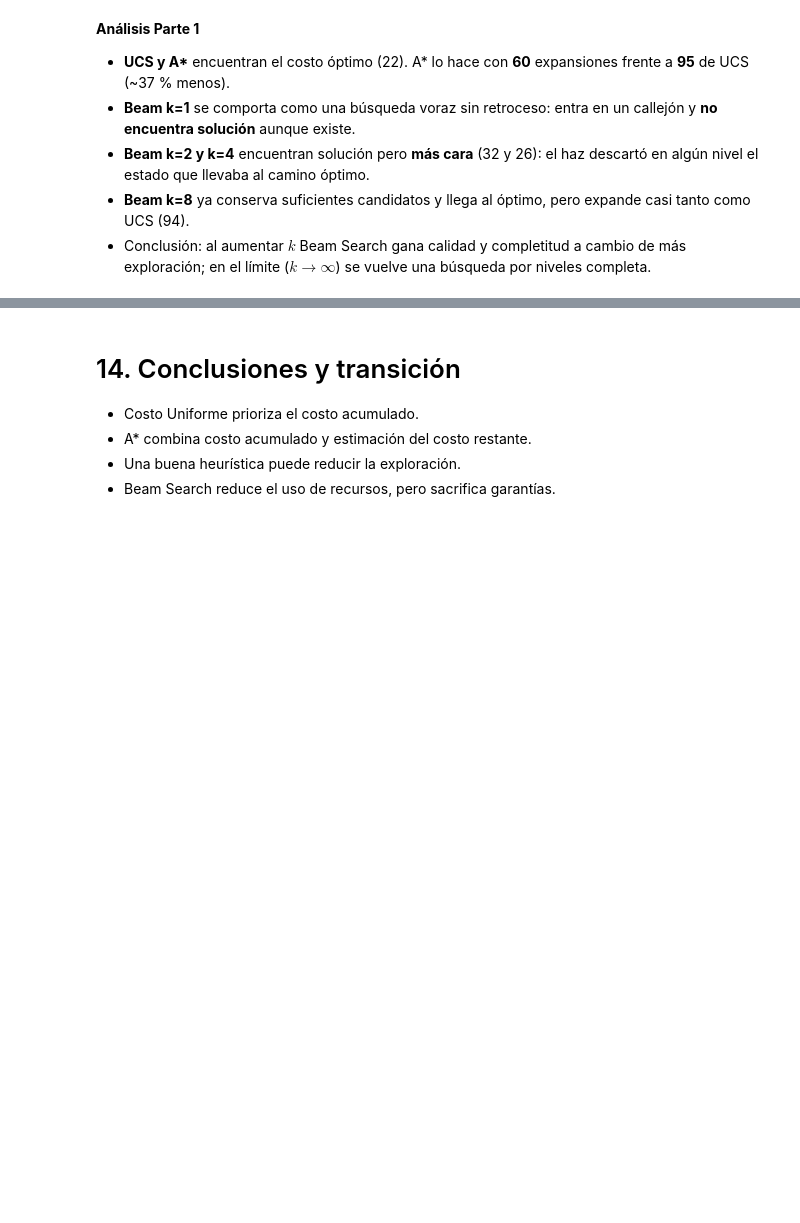
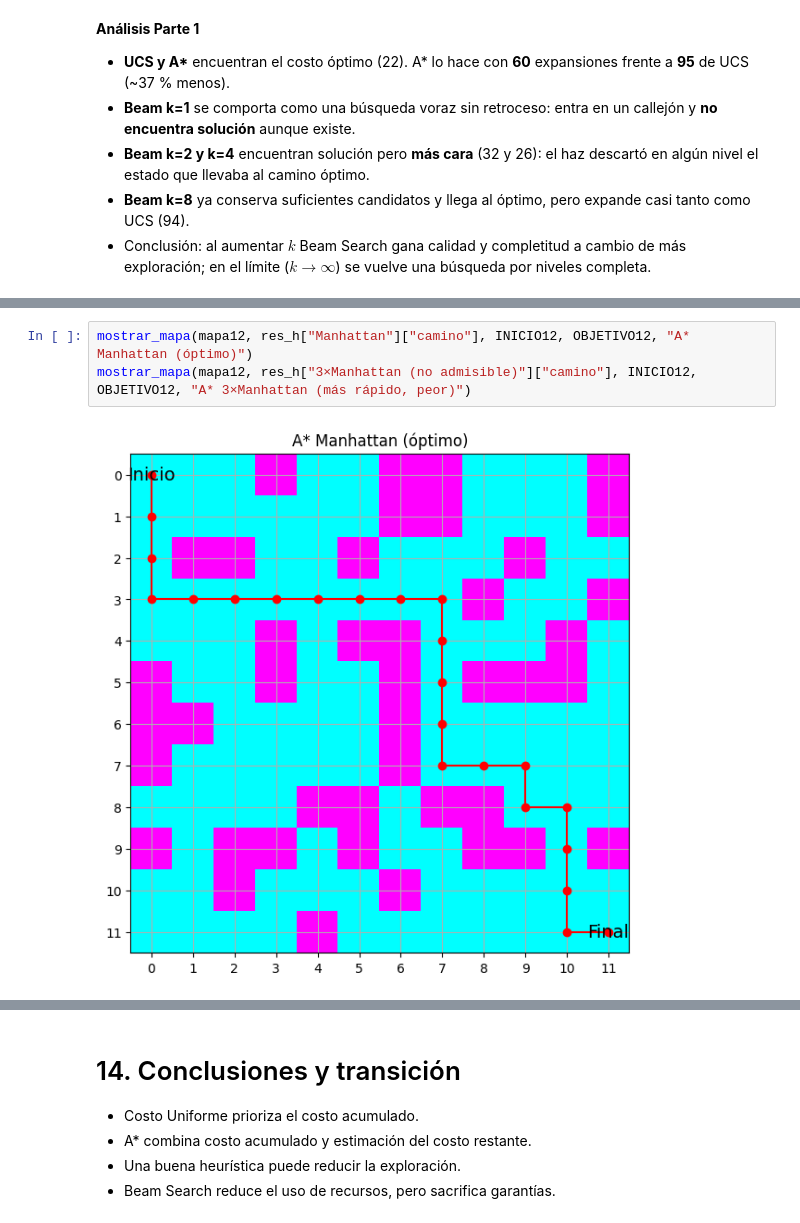
Before and after one commit to CamiOso/SistemasInteligentesIPrimerCorte, a Jupyter notebook: Resolucion_Problemas_Busqueda_Informada_CristianCamiloOsorioGranada.ipynb, the cells around one changed output, grey strips where cells are left out. Saved outputs shown, nothing was run; the diff lists cells and outputs as text; blank space fills up the shorter version.

Commit message:
taller parte 2: comparacion de heuristicas (h=0, euclidiana, manhattan, 3xmanhattan)

```diff
--- a/Resolucion_Problemas_Busqueda_Informada_CristianCamiloOsorioGranada.ipynb
+++ b/Resolucion_Problemas_Busqueda_Informada_CristianCamiloOsorioGranada.ipynb
@@ -988,0 +1044,5 @@ for nombre in ["Costo Uniforme", "A* (Manhattan)", "Beam k=2", "Beam k=8"]:
+# %%
+mostrar_mapa(mapa12, res_h["Manhattan"]["camino"], INICIO12, OBJETIVO12, "A* Manhattan (óptimo)")
+mostrar_mapa(mapa12, res_h["3×Manhattan (no admisible)"]["camino"], INICIO12, OBJETIVO12, "A* 3×Manhattan (más rápido, peor)")
+# %% [output]
+[figure, added]
```
Also changed, not shown: parts of 4 cells of this notebook.
